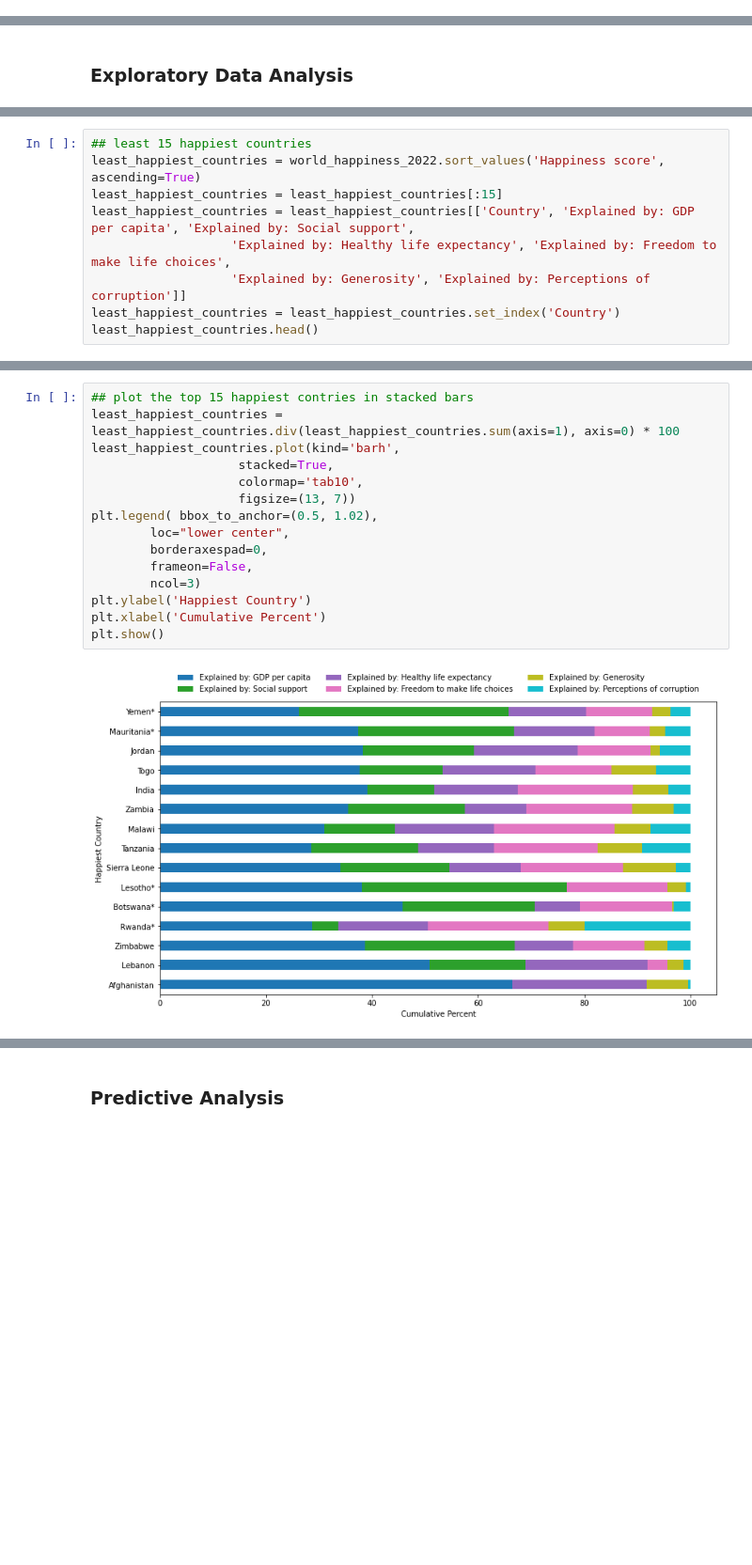
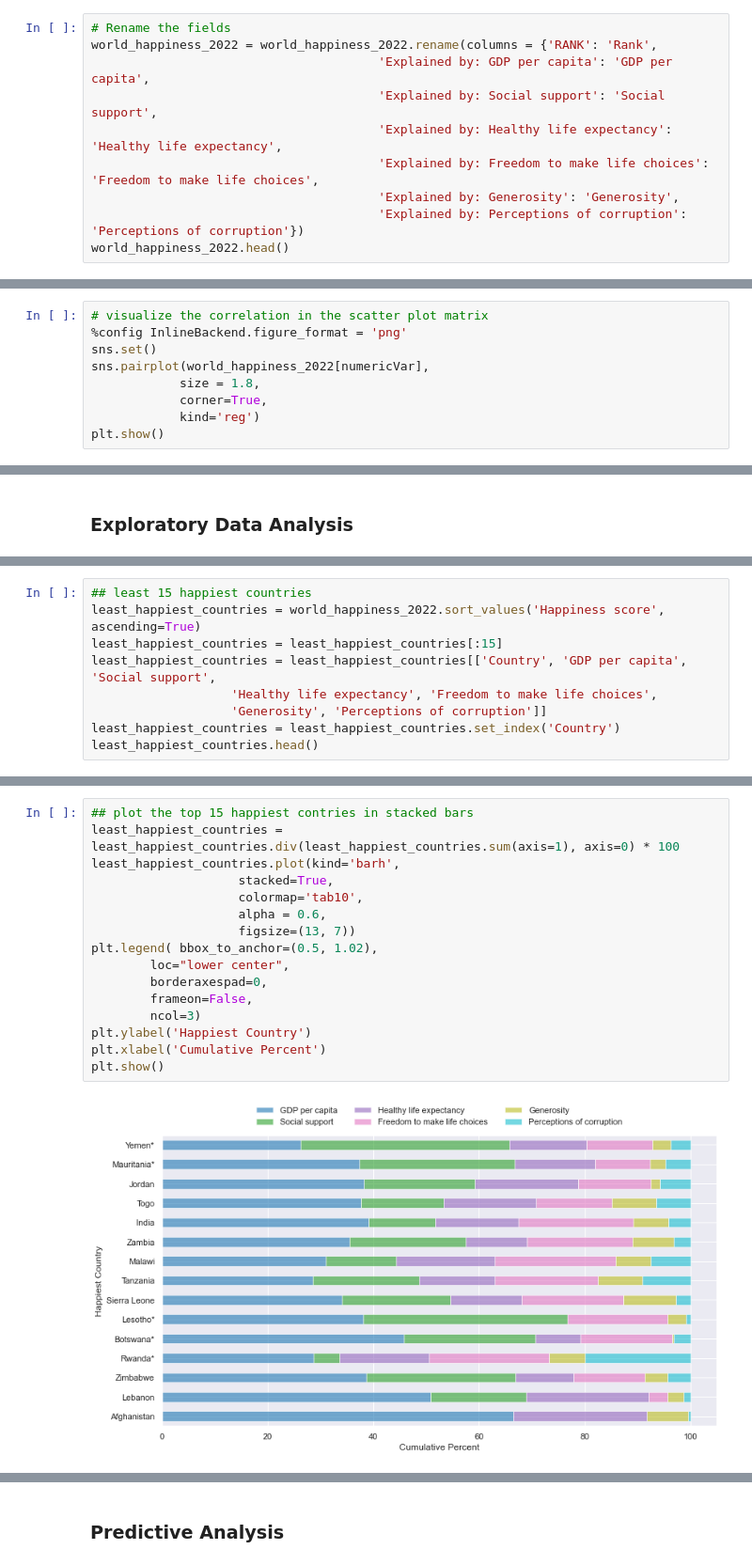
Before and after one commit to Ellypham92/world-happiness-, a Jupyter notebook: World happiness.ipynb, the cells around one changed output, grey strips where cells are left out. Shown at 94% size. Saved outputs shown, nothing was run; the diff lists cells and outputs as text; blank space fills up the shorter version.

```diff
--- a/World happiness.ipynb
+++ b/World happiness.ipynb
@@ -128,0 +94,10 @@ for n in numericVar:
+# %%
+# Rename the fields
+world_happiness_2022 = world_happiness_2022.rename(columns = {'RANK': 'Rank',
+                                       'Explained by: GDP per capita': 'GDP per capita',
+                                       'Explained by: Social support': 'Social support',
+                                       'Explained by: Healthy life expectancy': 'Healthy life expectancy',
+                                       'Explained by: Freedom to make life choices': 'Freedom to make life choices',
+                                       'Explained by: Generosity': 'Generosity',
+                                       'Explained by: Perceptions of corruption': 'Perceptions of corruption'})
+world_happiness_2022.head()
@@ -158,0 +196,9 @@ sns.heatmap(world_happiness_2022[numericVar].corr(), annot=True, cmap=cmap)
+# %%
+# visualize the correlation in the scatter plot matrix
+%config InlineBackend.figure_format = 'png'
+sns.set()
+sns.pairplot(world_happiness_2022[numericVar],
+            size = 1.8,
+            corner=True,
+            kind='reg')
+plt.show()
@@ -224,9 +256,9 @@ For the Generosity, Iceland, Austria and Netherlands are with slightly higher sc
 ## least 15 happiest countries
 least_happiest_countries = world_happiness_2022.sort_values('Happiness score', ascending=True)
 least_happiest_countries = least_happiest_countries[:15]
-least_happiest_countries = least_happiest_countries[['Country', 'Explained by: GDP per capita', 'Explained by: Social support',
-                   'Explained by: Healthy life expectancy', 'Explained by: Freedom to make life choices',
-                   'Explained by: Generosity', 'Explained by: Perceptions of corruption']]
+least_happiest_countries = least_happiest_countries[['Country', 'GDP per capita', 'Social support',
+                   'Healthy life expectancy', 'Freedom to make life choices',
+                   'Generosity', 'Perceptions of corruption']]
 least_happiest_countries = least_happiest_countries.set_index('Country')
 least_happiest_countries.head()
 # %% [output]
@@ -240,18 +272,19 @@ least_happiest_countries.head()
 # %%
 ## plot the top 15 happiest contries in stacked bars
 least_happiest_countries = least_happiest_countries.div(least_happiest_countries.sum(axis=1), axis=0) * 100
 least_happiest_countries.plot(kind='barh',
                     stacked=True,
                     colormap='tab10',
+                    alpha = 0.6,
                     figsize=(13, 7))
 plt.legend( bbox_to_anchor=(0.5, 1.02),
         loc="lower center",
         borderaxespad=0,
         frameon=False,
         ncol=3)
 plt.ylabel('Happiest Country')
 plt.xlabel('Cumulative Percent')
 plt.show()
 # %% [output]
-[figure, old version]
+[figure, new version]
 # %% [markdown]
```
Also changed, not shown: parts of 59 cells of this notebook.
